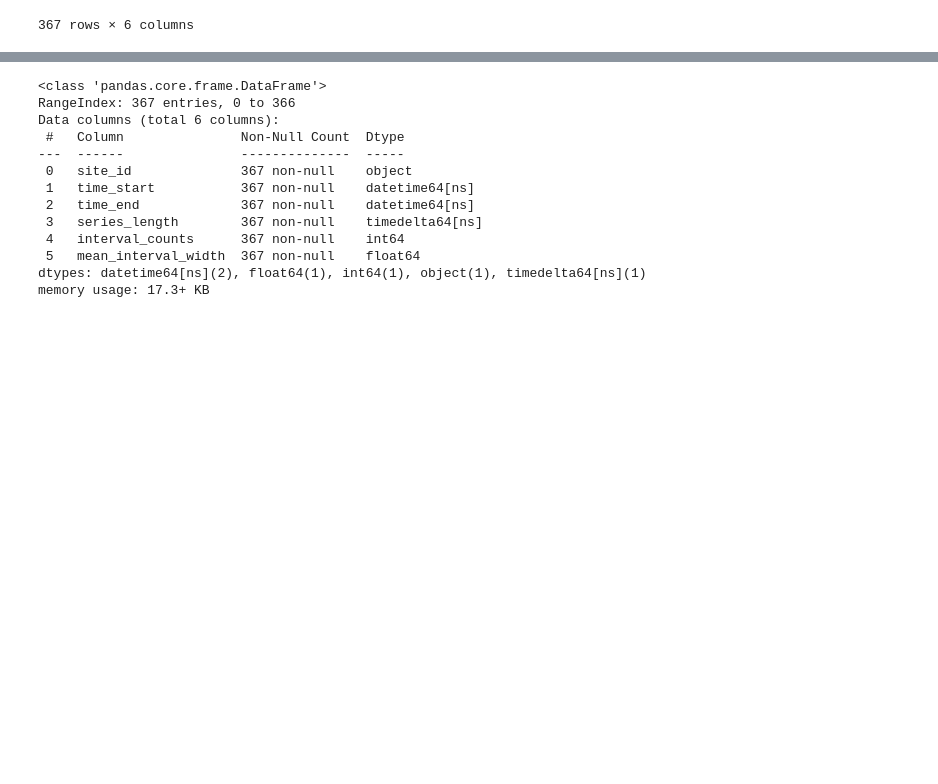
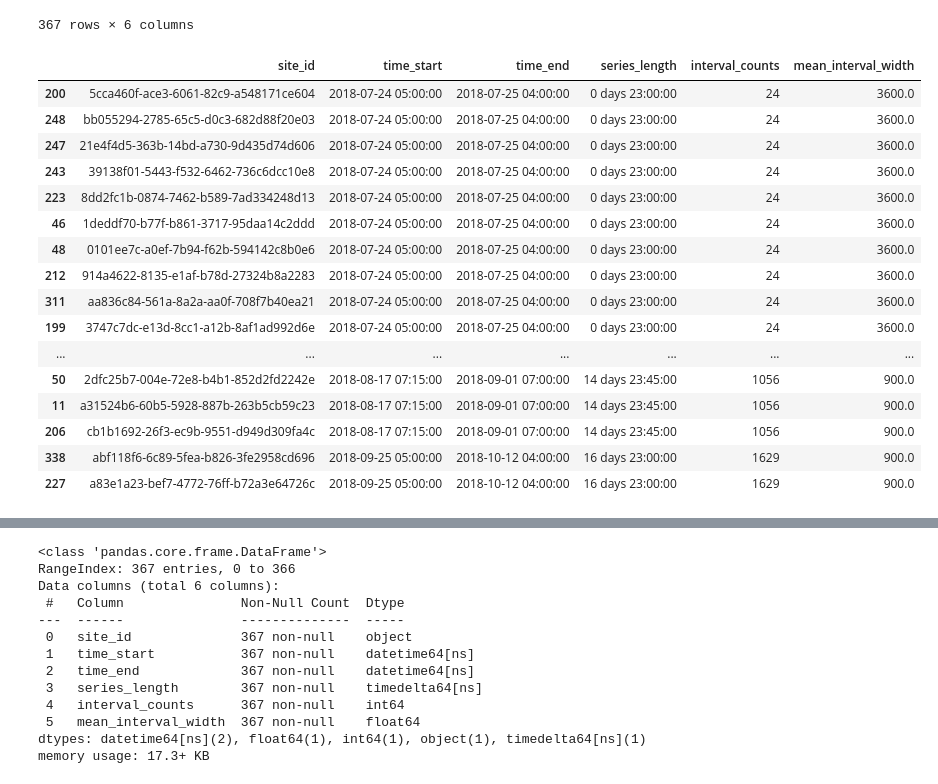
Before and after one commit to NathanVenos/dc-ds-08-26-19, a Jupyter notebook: voltus/Voltus_Project_Nathan.ipynb, the cells around one changed output, grey strips where cells are left out. Cells and saved outputs as stored; diff of their text form; code cells hidden in the pictures; blank space fills up the shorter version.

```diff
--- a/voltus/Voltus_Project_Nathan.ipynb
+++ b/voltus/Voltus_Project_Nathan.ipynb
@@ -71,3 +69,23 @@ site_df
 | 365 | a85566bd-7cea-eb51-6aa5-912ee6bdd7d7 | 2015-05-15 05:00:00 | 2018-10-12 04:00:00 | 1245 days 23:00:00 | 119505 | 900.0 |
 | 366 | b9564e11-9942-536d-c540-6a9173e63456 | 2015-05-15 05:00:00 | 2018-10-22 04:00:00 | 1255 days 23:00:00 | 89899 | 900.0 |
 367 rows × 6 columns
+# %%
+site_df.sort_values('series_length').head(100)
+# %% [output]
+|  | site_id | time_start | time_end | series_length | interval_counts | mean_interval_width |
+| 200 | 5cca460f-ace3-6061-82c9-a548171ce604 | 2018-07-24 05:00:00 | 2018-07-25 04:00:00 | 0 days 23:00:00 | 24 | 3600.0 |
+| 248 | bb055294-2785-65c5-d0c3-682d88f20e03 | 2018-07-24 05:00:00 | 2018-07-25 04:00:00 | 0 days 23:00:00 | 24 | 3600.0 |
+| 247 | 21e4f4d5-363b-14bd-a730-9d435d74d606 | 2018-07-24 05:00:00 | 2018-07-25 04:00:00 | 0 days 23:00:00 | 24 | 3600.0 |
+| 243 | 39138f01-5443-f532-6462-736c6dcc10e8 | 2018-07-24 05:00:00 | 2018-07-25 04:00:00 | 0 days 23:00:00 | 24 | 3600.0 |
+| 223 | 8dd2fc1b-0874-7462-b589-7ad334248d13 | 2018-07-24 05:00:00 | 2018-07-25 04:00:00 | 0 days 23:00:00 | 24 | 3600.0 |
+| 46 | 1deddf70-b77f-b861-3717-95daa14c2ddd | 2018-07-24 05:00:00 | 2018-07-25 04:00:00 | 0 days 23:00:00 | 24 | 3600.0 |
+| 48 | 0101ee7c-a0ef-7b94-f62b-594142c8b0e6 | 2018-07-24 05:00:00 | 2018-07-25 04:00:00 | 0 days 23:00:00 | 24 | 3600.0 |
+| 212 | 914a4622-8135-e1af-b78d-27324b8a2283 | 2018-07-24 05:00:00 | 2018-07-25 04:00:00 | 0 days 23:00:00 | 24 | 3600.0 |
+| 311 | aa836c84-561a-8a2a-aa0f-708f7b40ea21 | 2018-07-24 05:00:00 | 2018-07-25 04:00:00 | 0 days 23:00:00 | 24 | 3600.0 |
+| 199 | 3747c7dc-e13d-8cc1-a12b-8af1ad992d6e | 2018-07-24 05:00:00 | 2018-07-25 04:00:00 | 0 days 23:00:00 | 24 | 3600.0 |
+| ... | ... | ... | ... | ... | ... | ... |
+| 50 | 2dfc25b7-004e-72e8-b4b1-852d2fd2242e | 2018-08-17 07:15:00 | 2018-09-01 07:00:00 | 14 days 23:45:00 | 1056 | 900.0 |
+| 11 | a31524b6-60b5-5928-887b-263b5cb59c23 | 2018-08-17 07:15:00 | 2018-09-01 07:00:00 | 14 days 23:45:00 | 1056 | 900.0 |
+| 206 | cb1b1692-26f3-ec9b-9551-d949d309fa4c | 2018-08-17 07:15:00 | 2018-09-01 07:00:00 | 14 days 23:45:00 | 1056 | 900.0 |
+| 338 | abf118f6-6c89-5fea-b826-3fe2958cd696 | 2018-09-25 05:00:00 | 2018-10-12 04:00:00 | 16 days 23:00:00 | 1629 | 900.0 |
+| 227 | a83e1a23-bef7-4772-76ff-b72a3e64726c | 2018-09-25 05:00:00 | 2018-10-12 04:00:00 | 16 days 23:00:00 | 1629 | 900.0 |
```
Also changed, not shown: parts of 21 cells of this notebook, 3 other files.
